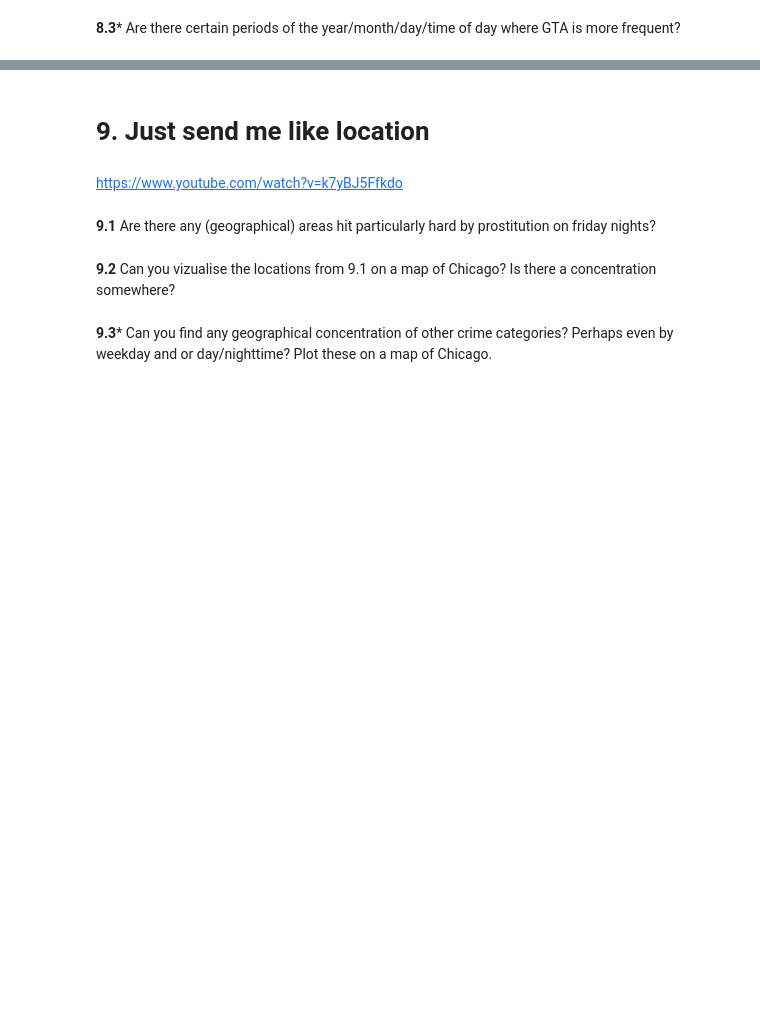
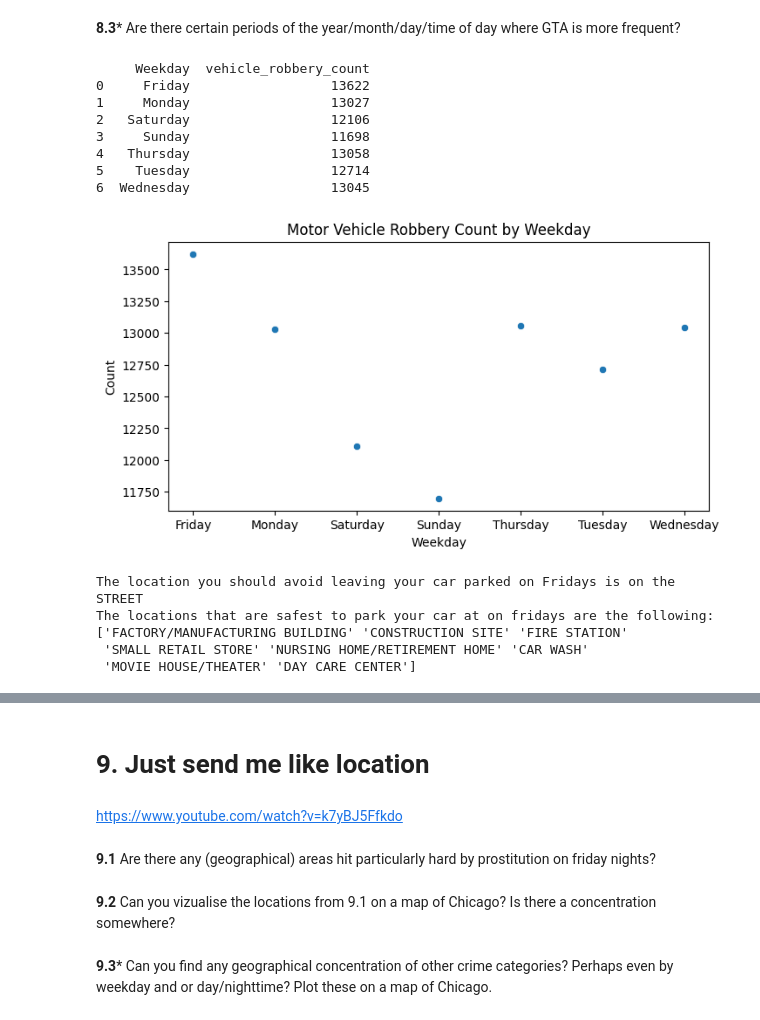
Before and after one commit to Cederlid/databehandling, a Jupyter notebook: laboration/chicago.ipynb, the cells around one changed output, grey strips where cells are left out. Cells and saved outputs as stored; diff of their text form; code cells hidden in the pictures; blank space fills up the shorter version.

```diff
--- a/laboration/chicago.ipynb
+++ b/laboration/chicago.ipynb
@@ -1016,2 +1023,38 @@ Day Or Night    Weekday  Day  Night  Night Percentage  Night Dominates
 # %% [markdown]
 **8.3*** Are there certain periods of the year/month/day/time of day where GTA is more frequent?
+# %%
+motor_vehicle_data = chicago_crime_2008_to_2012_df[chicago_crime_2008_to_2012_df["Primary Type"] == "MOTOR VEHICLE THEFT"]
+motor_vehicle_robbery_weekday = motor_vehicle_data.groupby("Weekday")["ID"].size().reset_index(name="vehicle_robbery_count")
+print(motor_vehicle_robbery_weekday)
+plt.figure(figsize=(8, 4))
+sns.scatterplot(data=motor_vehicle_robbery_weekday, x="Weekday", y="vehicle_robbery_count")
+plt.title("Motor Vehicle Robbery Count by Weekday")
+plt.xlabel("Weekday")
+plt.ylabel("Count")
+plt.show()
+# %% [output]
+     Weekday  vehicle_robbery_count
+0     Friday                  13622
+1     Monday                  13027
+2   Saturday                  12106
+3     Sunday                  11698
+4   Thursday                  13058
+5    Tuesday                  12714
+6  Wednesday                  13045
+[figure, added]
+# %%
+motor_robbery_friday = motor_vehicle_data[motor_vehicle_data["Weekday"] == "Friday"]
+motor_robbery_description_count = motor_robbery_friday.groupby("Location Description")["ID"].size().reset_index(name="location_robbery_count")
+motor_robbery_description_sorted = motor_robbery_description_count.sort_values(by="location_robbery_count", ascending=False).reset_index()
+top_risk_location = motor_robbery_description_sorted.head(1)
+top_risk_location_name = top_risk_location["Location Description"].values[0]
+print(f"The location you should avoid leaving your car parked on Fridays is on the {top_risk_location_name}")
+
+safest_location = motor_robbery_description_sorted.tail(8)
+safest_location_name = safest_location["Location Description"].values
+print(f"The locations that are safest to park your car at on fridays are the following: {safest_location_name}")
+# %% [output]
+The location you should avoid leaving your car parked on Fridays is on the STREET
+The locations that are safest to park your car at on fridays are the following: ['FACTORY/MANUFACTURING BUILDING' 'CONSTRUCTION SITE' 'FIRE STATION'
+ 'SMALL RETAIL STORE' 'NURSING HOME/RETIREMENT HOME' 'CAR WASH'
+ 'MOVIE HOUSE/THEATER' 'DAY CARE CENTER']
```
Also changed, not shown: parts of 3 cells of this notebook.
